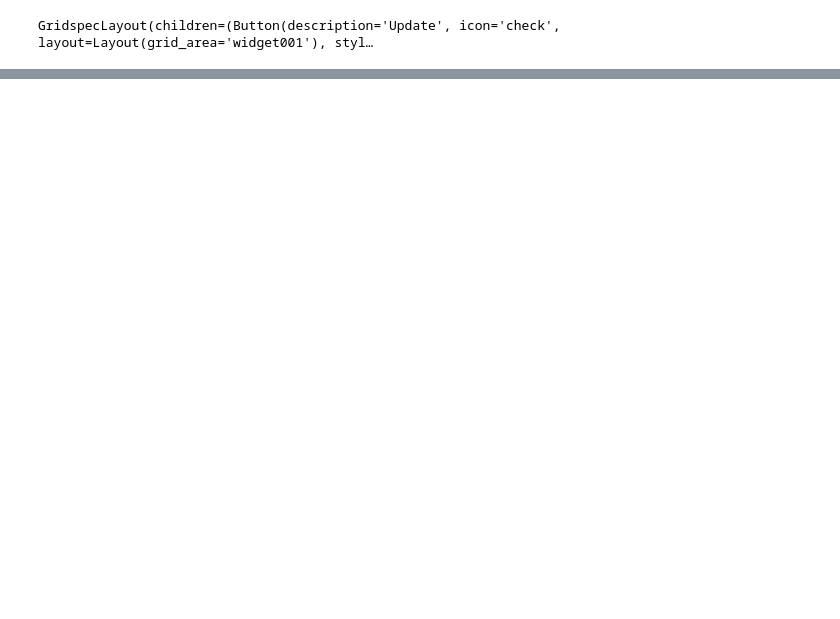
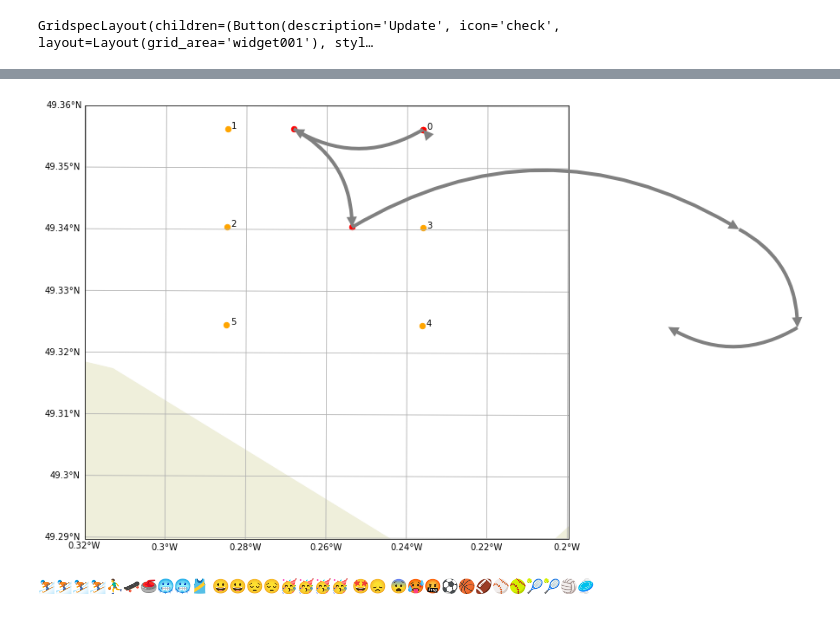
Before and after one commit to apatlpo/taos, a Jupyter notebook: campaign/schedule_route.ipynb, the cells around one changed output, grey strips where cells are left out. Saved outputs shown, nothing was run; the diff lists cells and outputs as text; code cells hidden in the pictures; blank space fills up the shorter version.

Commit message:
update for deployment 2

```diff
--- a/campaign/schedule_route.ipynb
+++ b/campaign/schedule_route.ipynb
@@ -66,0 +123,12 @@ ins.plot_deployments_route(dash.lon_vertices, dash.lat_vertices, dash.df,
+# %%
+# find the square center
+lonc, latc = lon[center_loc], lat[center_loc]
+
+# radiator properties
+R_radiator, N = 2.5*R, 3
+
+# build radiator
+lon_radiator, lat_radiator, length_radiator, dX_radiator = ins.radiator(R_radiator, N, theta, lonc, latc)
+
+# underway sampling is slower
+speed_radiator = 4
@@ -66,0 +138,6 @@ ins.plot_deployments_route(dash.lon_vertices, dash.lat_vertices, dash.df,
+# %%
+dash = ins.dashboard_route(lon_radiator, lat_radiator,
+                           ship_speed=speed_radiator,
+                           time_waiting=1,
+                          )
+dash.grid
@@ -66,0 +147,11 @@ ins.plot_deployments_route(dash.lon_vertices, dash.lat_vertices, dash.df,
+# %%
+ins.plot_deployments_route(dash.lon_vertices, dash.lat_vertices, dash.df,
+                           bathy=False, land=dict(scale="10m"), coast_resolution=None,
+                          )
+# %% [output]
+[figure, added]
+# %% [markdown]
+⛷⛷⛷⛷⛹️‍♂️🛹🥌🥶🥶🎽
+😀😀😔😔🥳🥳🥳🥳
+🤩😞
+😨🥵🤬⚽️🏀🏈⚾️🥎🎾🎾🏐🥏
```
Also changed, not shown: parts of 9 cells of this notebook, 3 other files.
